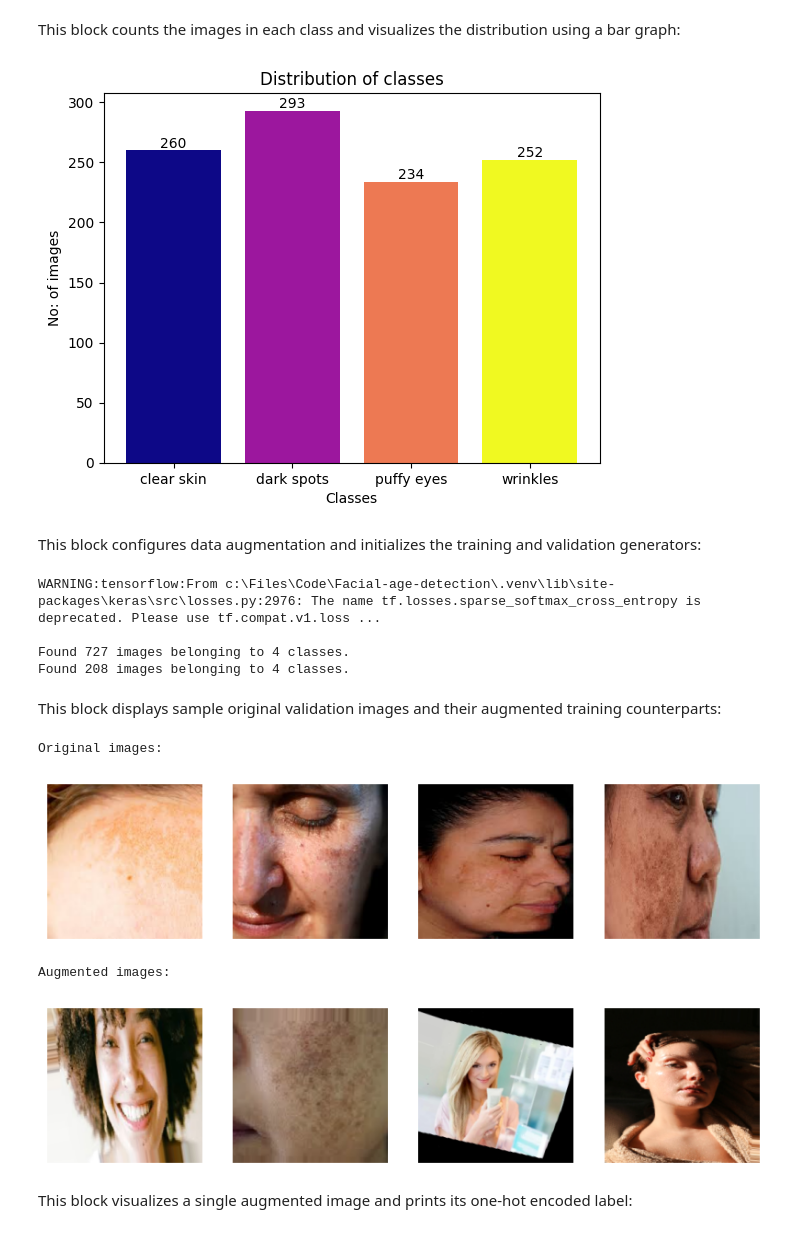
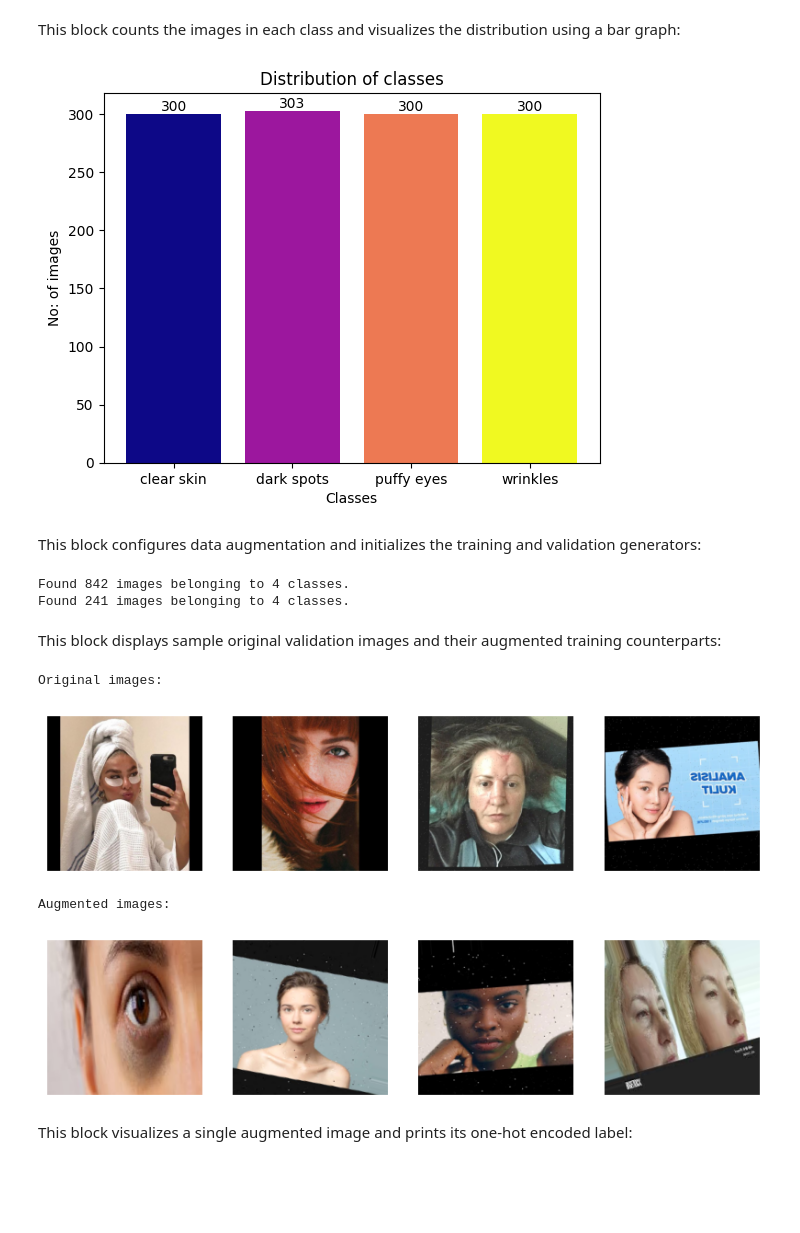
Before and after one commit to Springboard-Mentor-DermalScan/AI-DermalScan_Batch9, a Jupyter notebook: notebooks/jupy.ipynb, the cells around one changed output. Saved outputs shown, nothing was run; the diff lists cells and outputs as text; code cells hidden in the pictures; blank space fills up the shorter version.

Commit message:
Updated requirements, documentation, dataset and notebook code

```diff
--- a/notebooks/jupy.ipynb
+++ b/notebooks/jupy.ipynb
@@ -6,7 +6,7 @@ import cv2
 import matplotlib.pyplot as plt
 import numpy as np
 
-datasetpath = "../cleaneddataset"
+datasetpath = "../dataset"
 
 classes = os.listdir(datasetpath)
 print(f"Classes found are :- {classes}")
@@ -63,7 +63,7 @@ for bar in bargraph:
 
 plt.show()
 # %% [output]
-[figure, old version]
+[figure, new version]
 # %% [markdown]
 This block configures data augmentation and initializes the training and validation generators:
 # %%
@@ -86,7 +86,12 @@ traingenerator = ImageDataGenerator(
     fill_mode="nearest"
 )
 
-valgenerator = ImageDataGenerator(rescale=1./255)
+valgenerator = ImageDataGenerator(
+    rescale=1./255,
+    rotation_range=20,
+    zoom_range=0.2,
+    width_shift_range=0.1,
+    height_shift_range=0.1,)
 
 trainflow = traingenerator.flow_from_directory(
     trainpath,
@@ -104,39 +109,48 @@ valflow = valgenerator.flow_from_directory(
     shuffle=False
 )
 # %% [output]
-WARNING:tensorflow:From c:\Files\Code\Facial-age-detection\.venv\lib\site-packages\keras\src\losses.py:2976: The name tf.losses.sparse_softmax_cross_entropy is deprecated. Please use tf.compat.v1.loss ...
-
-Found 727 images belonging to 4 classes.
-Found 208 images belonging to 4 classes.
+Found 842 images belonging to 4 classes.
+Found 241 images belonging to 4 classes.
 # %% [markdown]
 This block displays sample original validation images and their augmented training counterparts:
 # %%
 images, labels = next(trainflow)
-images1,labels1 = next(valflow)
 
+trainpath = os.path.join("../splittedset", "train")
+
+classname = os.listdir(valpath)[0]
+classfolder = os.path.join(trainpath, classname)
+filenames = os.listdir(classfolder)[-4:]
+
+orgimages = []
+for name in filenames:
+    imgpath = os.path.join(classfolder, name)
+    img = cv2.imread(imgpath)
+    img = cv2.cvtColor(img,cv2.COLOR_BGR2RGB)
+    orgimages.append(img)
 
 
 print("Original images: ")
 plt.figure(figsize=(10,4))
 for i in range(4):
     plt.subplot(1,4,i+1)
-    plt.imshow(images1[i])
+    plt.imshow(orgimages[i])
     plt.axis("off")
 plt.show()
 
 
 print("Augmented images: ")
 plt.figure(figsize=(10,4))
 for i in range(4):
     plt.subplot(1,4,i+1)
     plt.imshow(images[i])
     plt.axis("off")
 plt.show()
 # %% [output]
 Original images:
-[figure, old version]
+[figure, new version]
 Augmented images:
-[figure, old version]
+[figure, new version]
 # %% [markdown]
 This block visualizes a single augmented image and prints its one-hot encoded label:
 # %%
```
Also changed, not shown: parts of 2 cells of this notebook, 3 other files.
